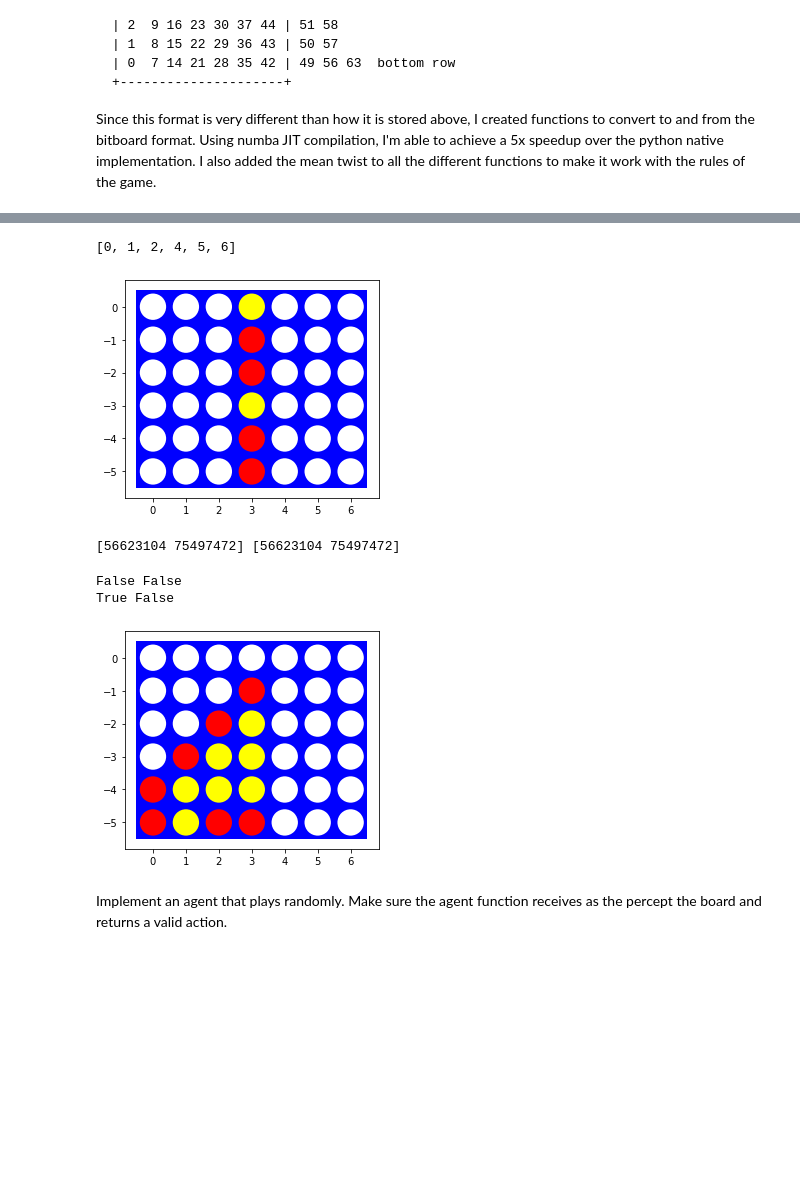
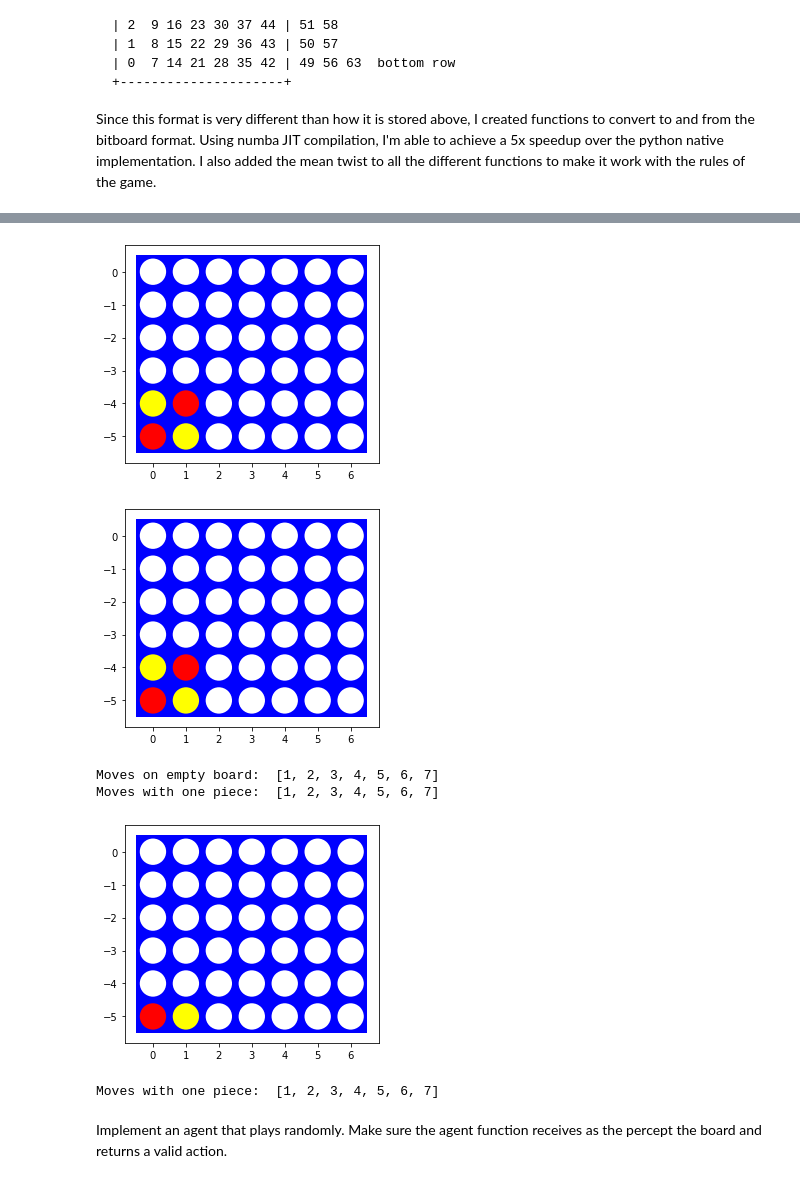
Before and after one commit to tmcnitt/Mean_Connect_Four, a Jupyter notebook: assignment_mean_connect4.ipynb, the cells around one changed output, grey strips where cells are left out. Saved outputs shown, nothing was run; the diff lists cells and outputs as text; code cells hidden in the pictures; blank space fills up the shorter version.

```diff
--- a/assignment_mean_connect4.ipynb
+++ b/assignment_mean_connect4.ipynb
@@ -339,56 +353,41 @@ visualize(classboard)
 # %%
 boards = make_bitboards()
 heights = make_bitboard_heights()
 
-make_bitboard_move(boards, heights, 0, 3)
-make_bitboard_move(boards, heights, 0, 3)
-make_bitboard_move(boards, heights, 1, 3)
-make_bitboard_move(boards, heights, 0, 3)
-make_bitboard_move(boards, heights, 0, 3)
-make_bitboard_move(boards, heights, 1, 3)
-print(get_bitboard_moves(heights))
+make_move(boards, heights, 0, 1)
+make_move(boards, heights, 1, 2)
+make_move(boards, heights, 2, 2)
+make_move(boards, heights, 3, 1)
 
 classboard = bitboards_to_class_board(boards)
 visualize(classboard)
 
-(converted_boards, converted_heights) = class_board_to_bitboards(classboard)
-print(converted_boards, boards)
+boards, heights = class_board_to_bitboards(classboard)
+visualize(classboard)
 # %% [output]
-[0, 1, 2, 4, 5, 6]
-[figure, old version]
+[figure, new version]
-[56623104 75497472] [56623104 75497472]
+[figure, added]
-# %%
-boards = make_bitboards()
-heights = make_bitboard_heights()
-
-make_bitboard_move(boards, heights, 0, 0)
-make_bitboard_move(boards, heights, 0, 0)
-
-make_bitboard_move(boards, heights, 1, 1)
-make_bitboard_move(boards, heights, 1, 1)
-make_bitboard_move(boards, heights, 0, 1)
-
-make_bitboard_move(boards, heights, 0, 2)
-make_bitboard_move(boards, heights, 1, 2)
-make_bitboard_move(boards, heights, 1, 2)
-make_bitboard_move(boards, heights, 0, 2)
-
-print(is_bitboard_win(boards[0]),is_bitboard_win(boards[1]))
-
-make_bitboard_move(boards, heights, 0, 3)
-make_bitboard_move(boards, heights, 1, 3)
-make_bitboard_move(boards, heights, 1, 3)
-make_bitboard_move(boards, heights, 1, 3)
-make_bitboard_move(boards, heights, 0, 3)
-
-print(is_bitboard_win(boards[0]),is_bitboard_win(boards[1]))
-
-classboard = bitboards_to_class_board(boards)
-visualize(classboard)
-# %% [output]
-False False
-True False
-[figure, removed]
+# %%
+boards = make_bitboards()
+heights = make_bitboard_heights()
+
+print('Moves on empty board: ', get_valid_moves(boards, heights, 0))
+
+make_move(boards, heights, 0, 1)
+
+print('Moves with one piece: ', get_valid_moves(boards, heights, 1))
+
+make_move(boards, heights, 1, 2)
+
+classboard = bitboards_to_class_board(boards)
+visualize(classboard)
+
+print('Moves with one piece: ', get_valid_moves(boards, heights, 0))
+# %% [output]
+Moves on empty board:  [1, 2, 3, 4, 5, 6, 7]
+Moves with one piece:  [1, 2, 3, 4, 5, 6, 7]
+[figure, added]
+Moves with one piece:  [1, 2, 3, 4, 5, 6, 7]
 # %% [markdown]
 Implement an agent that plays randomly. Make sure the agent function receives as the percept the board and returns a valid action.
 # %%
```
Also changed, not shown: parts of 15 cells of this notebook, 7 other files.
